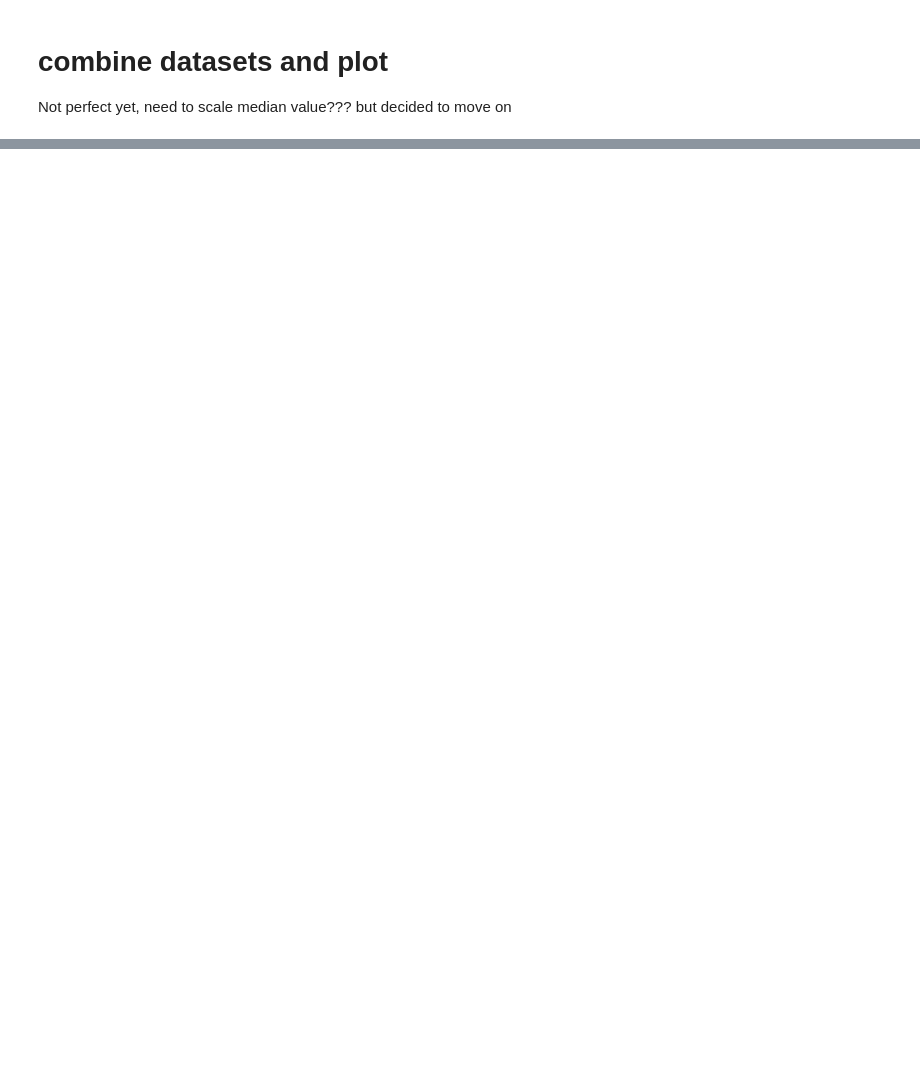
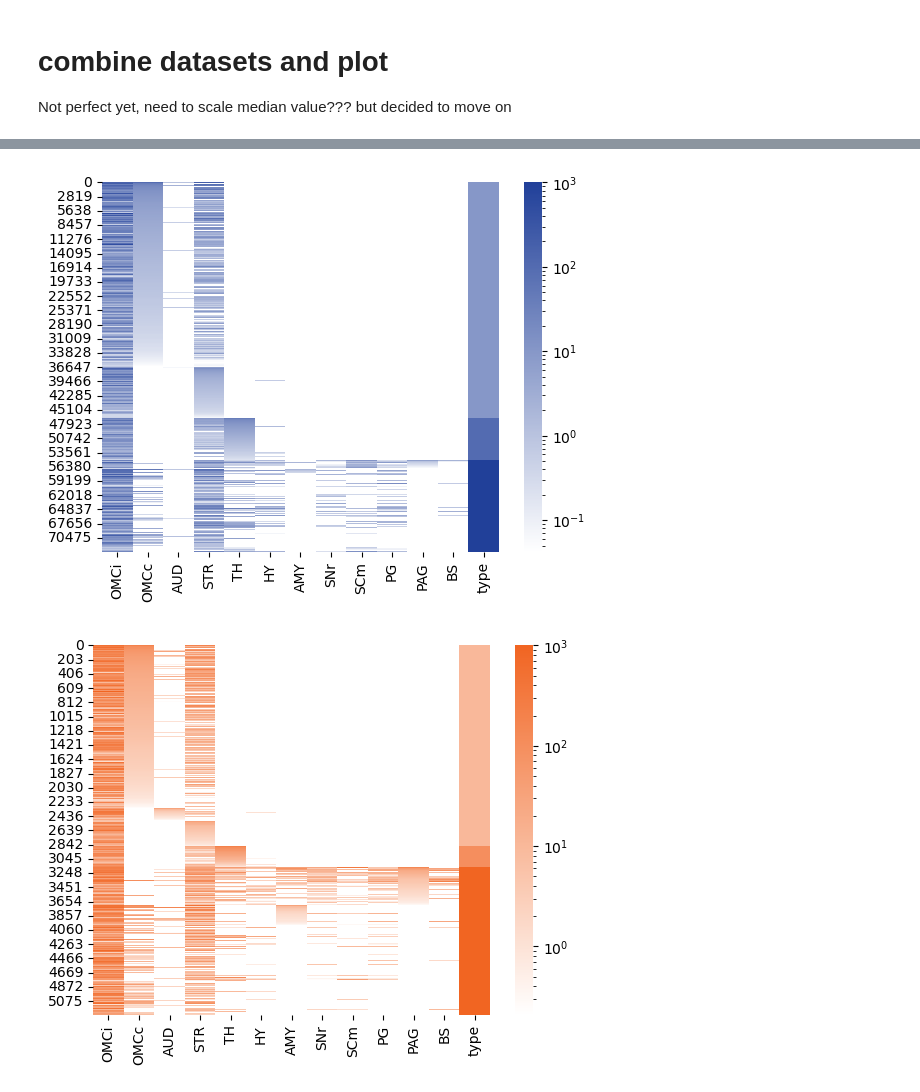
Before and after one commit to eisko/MAPseq_analysis, a Jupyter notebook: cell visualization testing.ipynb, the cells around one changed output, grey strips where cells are left out. Saved outputs shown, nothing was run; the diff lists cells and outputs as text; code cells hidden in the pictures; blank space fills up the shorter version.

```diff
--- a/cell visualization testing.ipynb
+++ b/cell visualization testing.ipynb
@@ -247,0 +253,11 @@ plt.show()
+# %%
+# sort cells?
+omc_mm_sort = sort_by_celltype(omc_mm_all, pt_areas=["AMY","SNr","SCm","PG","PAG","BS"])
+omc_st_sort = sort_by_celltype(omc_st_all, pt_areas=["AMY","SNr","SCm","PG","PAG","BS"])
+sns.heatmap(omc_mm_sort, cmap=blue_cmp, norm=LogNorm())
+plt.show()
+sns.heatmap(omc_st_sort, cmap=orange_cmp, norm=LogNorm())
+plt.show()
+# %% [output]
+[figure, added]
+[figure, added]
```
Also changed, not shown: parts of 6 cells of this notebook, 1 other file.
